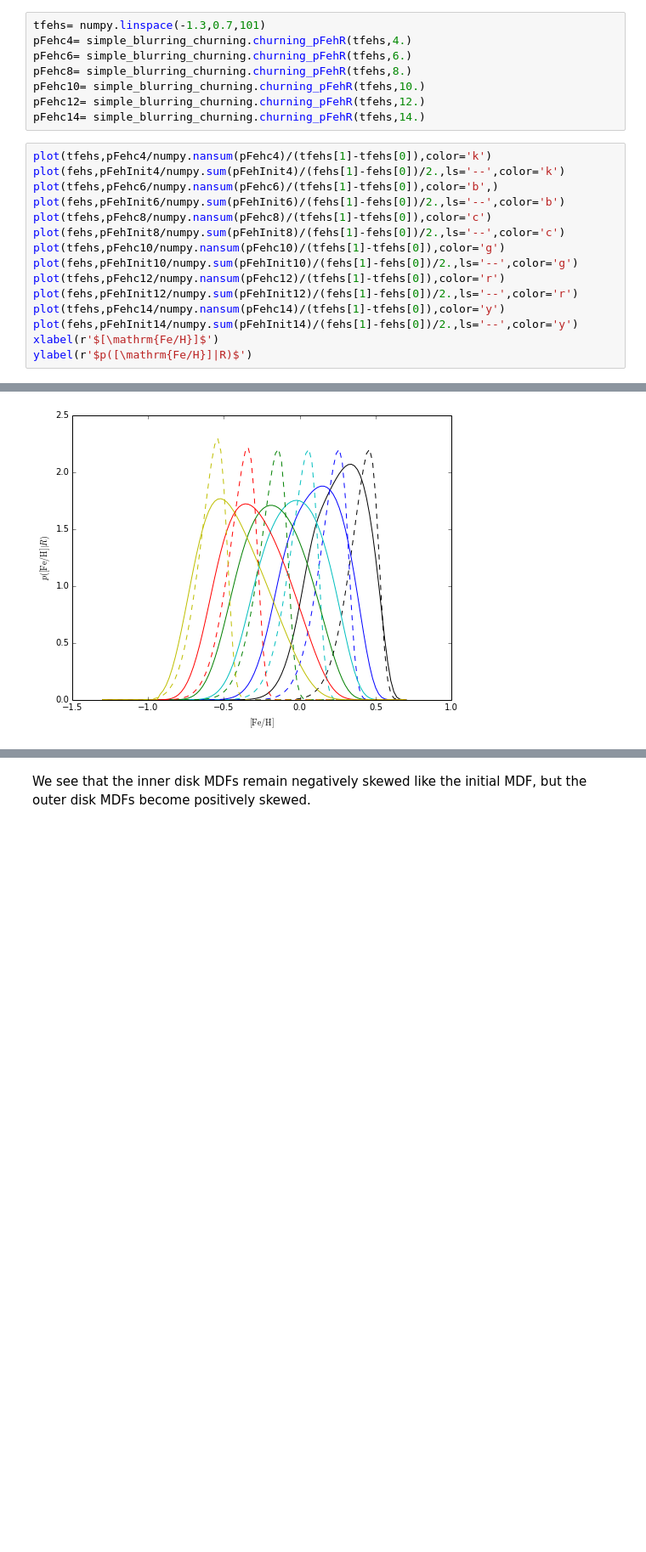
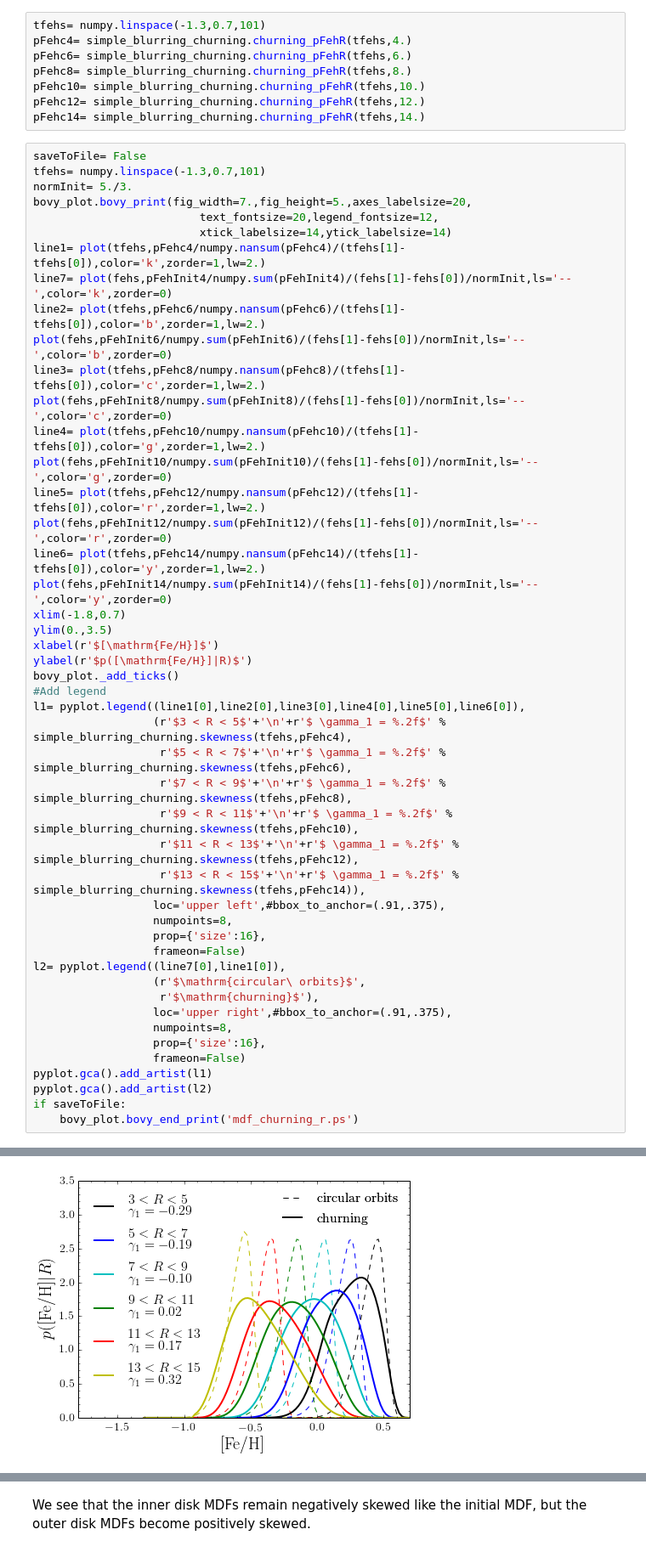
Before and after one commit to jobovy/simple-blurring-churning, a Jupyter notebook: blurring-churning-example.ipynb, the cells around one changed output, grey strips where cells are left out. Shown at 85% size. Cells and saved outputs as stored; diff of their text form; blank space fills up the shorter version.

Commit message:
nicer figures

```diff
--- a/blurring-churning-example.ipynb
+++ b/blurring-churning-example.ipynb
@@ -259,18 +262,50 @@ pFehc10= simple_blurring_churning.churning_pFehR(tfehs,10.)
 pFehc12= simple_blurring_churning.churning_pFehR(tfehs,12.)
 pFehc14= simple_blurring_churning.churning_pFehR(tfehs,14.)
 # %%
-plot(tfehs,pFehc4/numpy.nansum(pFehc4)/(tfehs[1]-tfehs[0]),color='k')
-plot(fehs,pFehInit4/numpy.sum(pFehInit4)/(fehs[1]-fehs[0])/2.,ls='--',color='k')
-plot(tfehs,pFehc6/numpy.nansum(pFehc6)/(tfehs[1]-tfehs[0]),color='b',)
-plot(fehs,pFehInit6/numpy.sum(pFehInit6)/(fehs[1]-fehs[0])/2.,ls='--',color='b')
-plot(tfehs,pFehc8/numpy.nansum(pFehc8)/(tfehs[1]-tfehs[0]),color='c')
-plot(fehs,pFehInit8/numpy.sum(pFehInit8)/(fehs[1]-fehs[0])/2.,ls='--',color='c')
-plot(tfehs,pFehc10/numpy.nansum(pFehc10)/(tfehs[1]-tfehs[0]),color='g')
-plot(fehs,pFehInit10/numpy.sum(pFehInit10)/(fehs[1]-fehs[0])/2.,ls='--',color='g')
-plot(tfehs,pFehc12/numpy.nansum(pFehc12)/(tfehs[1]-tfehs[0]),color='r')
-plot(fehs,pFehInit12/numpy.sum(pFehInit12)/(fehs[1]-fehs[0])/2.,ls='--',color='r')
-plot(tfehs,pFehc14/numpy.nansum(pFehc14)/(tfehs[1]-tfehs[0]),color='y')
-plot(fehs,pFehInit14/numpy.sum(pFehInit14)/(fehs[1]-fehs[0])/2.,ls='--',color='y')
+saveToFile= False
+tfehs= numpy.linspace(-1.3,0.7,101)
+normInit= 5./3.
+bovy_plot.bovy_print(fig_width=7.,fig_height=5.,axes_labelsize=20,
+                         text_fontsize=20,legend_fontsize=12,
+                         xtick_labelsize=14,ytick_labelsize=14)
+line1= plot(tfehs,pFehc4/numpy.nansum(pFehc4)/(tfehs[1]-tfehs[0]),color='k',zorder=1,lw=2.)
+line7= plot(fehs,pFehInit4/numpy.sum(pFehInit4)/(fehs[1]-fehs[0])/normInit,ls='--',color='k',zorder=0)
+line2= plot(tfehs,pFehc6/numpy.nansum(pFehc6)/(tfehs[1]-tfehs[0]),color='b',zorder=1,lw=2.)
+plot(fehs,pFehInit6/numpy.sum(pFehInit6)/(fehs[1]-fehs[0])/normInit,ls='--',color='b',zorder=0)
+line3= plot(tfehs,pFehc8/numpy.nansum(pFehc8)/(tfehs[1]-tfehs[0]),color='c',zorder=1,lw=2.)
+plot(fehs,pFehInit8/numpy.sum(pFehInit8)/(fehs[1]-fehs[0])/normInit,ls='--',color='c',zorder=0)
+line4= plot(tfehs,pFehc10/numpy.nansum(pFehc10)/(tfehs[1]-tfehs[0]),color='g',zorder=1,lw=2.)
+plot(fehs,pFehInit10/numpy.sum(pFehInit10)/(fehs[1]-fehs[0])/normInit,ls='--',color='g',zorder=0)
+line5= plot(tfehs,pFehc12/numpy.nansum(pFehc12)/(tfehs[1]-tfehs[0]),color='r',zorder=1,lw=2.)
+plot(fehs,pFehInit12/numpy.sum(pFehInit12)/(fehs[1]-fehs[0])/normInit,ls='--',color='r',zorder=0)
+line6= plot(tfehs,pFehc14/numpy.nansum(pFehc14)/(tfehs[1]-tfehs[0]),color='y',zorder=1,lw=2.)
+plot(fehs,pFehInit14/numpy.sum(pFehInit14)/(fehs[1]-fehs[0])/normInit,ls='--',color='y',zorder=0)
+xlim(-1.8,0.7)
+ylim(0.,3.5)
 xlabel(r'$[\mathrm{Fe/H}]$')
 ylabel(r'$p([\mathrm{Fe/H}]|R)$')
+bovy_plot._add_ticks()
+#Add legend
+l1= pyplot.legend((line1[0],line2[0],line3[0],line4[0],line5[0],line6[0]),
+                  (r'$3 < R < 5$'+'\n'+r'$ \gamma_1 = %.2f$' % simple_blurring_churning.skewness(tfehs,pFehc4),
+                   r'$5 < R < 7$'+'\n'+r'$ \gamma_1 = %.2f$' % simple_blurring_churning.skewness(tfehs,pFehc6),
+                   r'$7 < R < 9$'+'\n'+r'$ \gamma_1 = %.2f$' % simple_blurring_churning.skewness(tfehs,pFehc8),
+                   r'$9 < R < 11$'+'\n'+r'$ \gamma_1 = %.2f$' % simple_blurring_churning.skewness(tfehs,pFehc10),
+                   r'$11 < R < 13$'+'\n'+r'$ \gamma_1 = %.2f$' % simple_blurring_churning.skewness(tfehs,pFehc12),
+                   r'$13 < R < 15$'+'\n'+r'$ \gamma_1 = %.2f$' % simple_blurring_churning.skewness(tfehs,pFehc14)),
+                  loc='upper left',#bbox_to_anchor=(.91,.375),
+                  numpoints=8,
+                  prop={'size':16},
+                  frameon=False)
+l2= pyplot.legend((line7[0],line1[0]),
+                  (r'$\mathrm{circular\ orbits}$',
+                   r'$\mathrm{churning}$'),
+                  loc='upper right',#bbox_to_anchor=(.91,.375),
+                  numpoints=8,
+                  prop={'size':16},
+                  frameon=False)
+pyplot.gca().add_artist(l1)
+pyplot.gca().add_artist(l2)
+if saveToFile:
+    bovy_plot.bovy_end_print('mdf_churning_r.ps')
 # %% [output]
@@ -278,4 +312,4 @@ ylabel(r'$p([\mathrm{Fe/H}]|R)$')
-[figure, old version]
+[figure, new version]
 # %%
 print simple_blurring_churning.skewness(tfehs,pFehc4), simple_blurring_churning.skewness(fehs,pFehInit4)
 print simple_blurring_churning.skewness(tfehs,pFehc6), simple_blurring_churning.skewness(fehs,pFehInit6)
```
Also changed, not shown: parts of 12 cells of this notebook.
